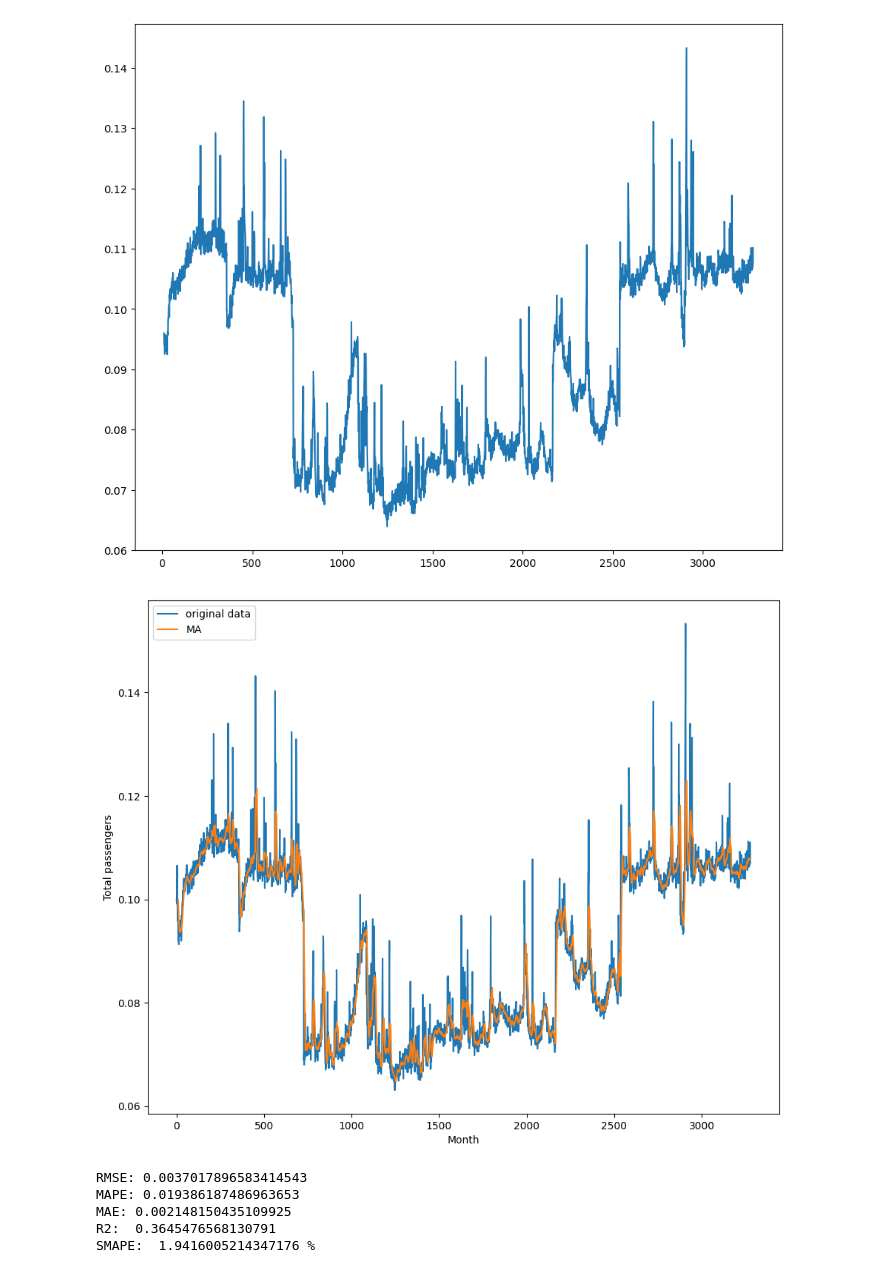
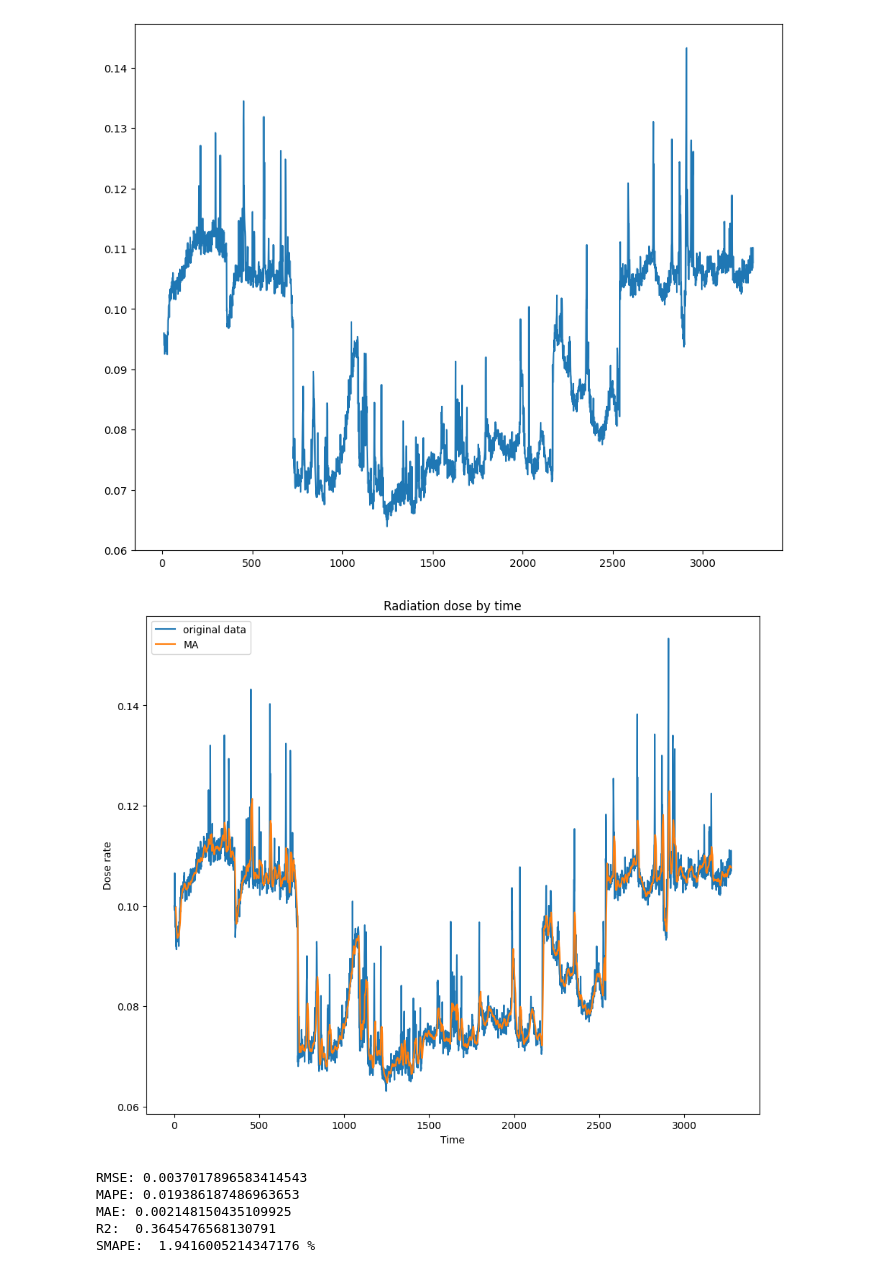
Before and after one commit to EliseyGlukhov/HomeworkML, a Jupyter notebook: task3.ipynb, the cells around one changed output. Saved outputs shown, nothing was run; the diff lists cells and outputs as text; code cells hidden in the pictures.

```diff
--- a/task3.ipynb
+++ b/task3.ipynb
@@ -324,24 +324,25 @@ plt.plot(pred)
 # %%
 data['t'] = data.index.values
 
 ln = len(data)
 
 train_cutoff = int(round(ln*0.75, 0))
 validate_cutoff = int(round(ln*0.90,0))
 
 train_df = data[data['t'] <= train_cutoff]
 validate_df = data[(data['t'] > train_cutoff) & (data['t'] <= validate_cutoff)]
 forecast_df = data[data['t'] > validate_cutoff]
 
 plt.plot(train_df["t"], train_df["x"], label="original data")
 plt.plot(train_df["t"], train_df["x"].rolling(10).mean(), label="MA")
 
 plt.legend()
-plt.ylabel('Total passengers')
-plt.xlabel('Month')
+plt.title('Radiation dose by time')
+plt.ylabel('Dose rate')
+plt.xlabel('Time')
 plt.show()
 # %% [output]
-[figure, old version]
+[figure, new version]
 # %%
 from sklearn.metrics import mean_absolute_percentage_error, mean_absolute_error, mean_squared_error, r2_score
 
```
Also changed, not shown: parts of 3 cells of this notebook.
